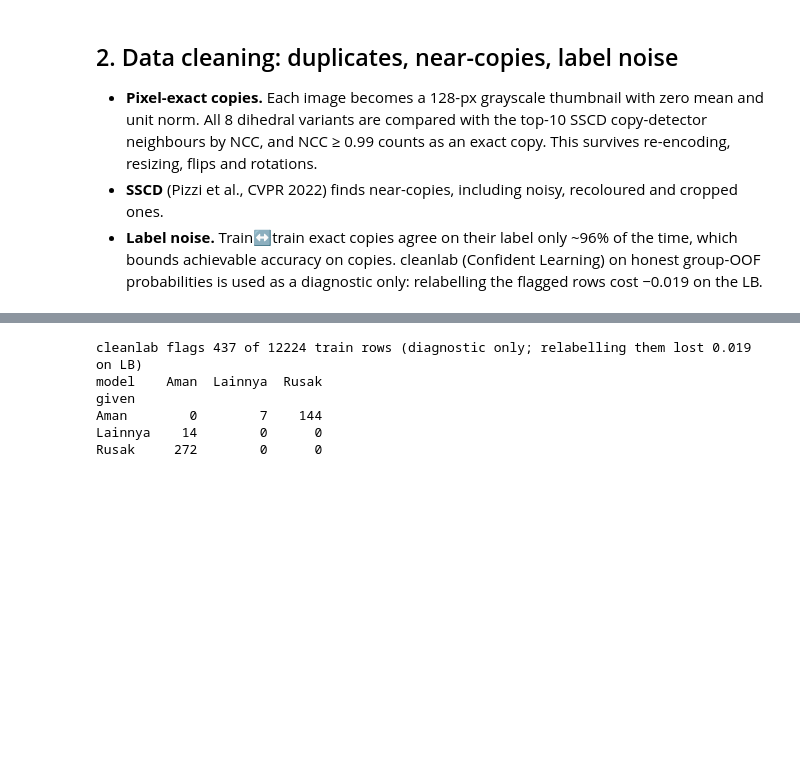
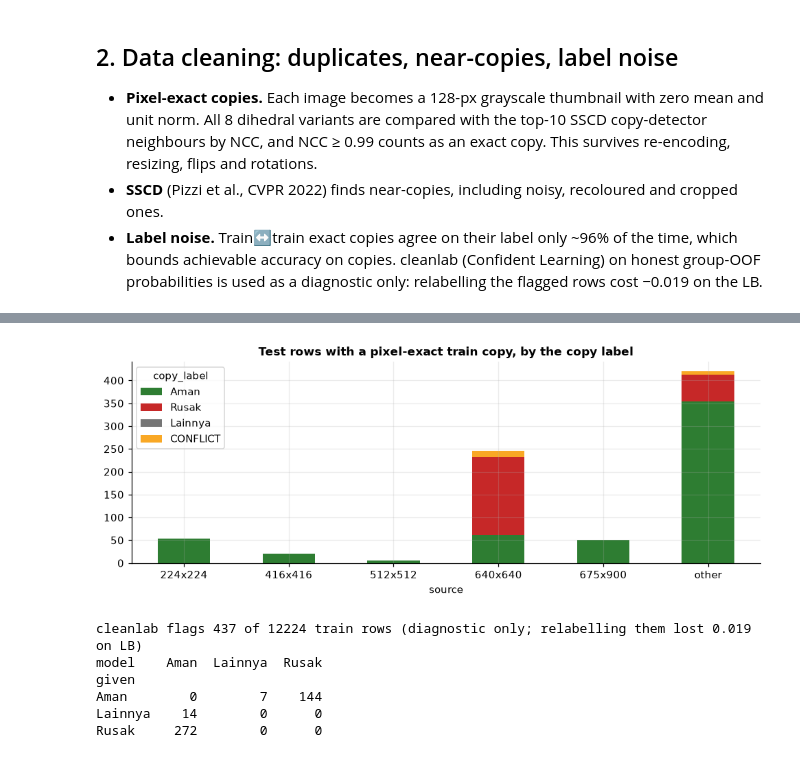
Before and after one commit to yauwes/datascape-jev-rlcd-pipeline, a Jupyter notebook: notebook/Datascape_Final_Pipeline.ipynb, the cells around one changed output, grey strips where cells are left out. Saved outputs shown, nothing was run; the diff lists cells and outputs as text; code cells hidden in the pictures; blank space fills up the shorter version.

```diff
--- a/notebook/Datascape_Final_Pipeline.ipynb
+++ b/notebook/Datascape_Final_Pipeline.ipynb
@@ -197,5 +242,7 @@ for r in te_idx:
     k = np.where(NCC[r] >= 0.99)[0]
     if len(k): labs = set(LAB[I_sscd[r, k]]); copy_lab[r] = labs.pop() if len(labs) == 1 else -2   # -2 = copies disagree
 cs = pd.DataFrame([(meta.source[r], C[v] if v >= 0 else 'CONFLICT') for r, v in copy_lab.items()], columns=['source', 'copy_label'])
-print('copy labels of test rows by source:'); show(pd.crosstab(cs.source, cs.copy_label))
+print('copy labels of test rows by source:'); ct = pd.crosstab(cs.source, cs.copy_label); show(ct)
+ax = ct.reindex(columns=[c for c in ['Aman', 'Rusak', 'Lainnya', 'CONFLICT'] if c in ct.columns]).plot.bar(stacked=True, figsize=(9, 3.6), rot=0, color=[COL.get(c, COL['amber']) for c in ['Aman', 'Rusak', 'Lainnya', 'CONFLICT'] if c in ct.columns])
+ax.set_title('Test rows with a pixel-exact train copy, by the copy label'); plt.tight_layout(); plt.show()
 # %% [output]
@@ -203,22 +250,23 @@ print('copy labels of test rows by source:'); show(pd.crosstab(cs.source, cs.cop
 train-train exact pairs 6439 | label agreement 0.9621
          size   mean
 source
 224x224    21  1.000
 416x416     8  1.000
 512x512   118  0.958
 640x640  4180  0.958
 675x900    40  1.000
 other    2072  0.970
 test rows with an exact train copy: 796 (26.0%)
 copy labels of test rows by source:
 copy_label  Aman  CONFLICT  Lainnya  Rusak
 source
 224x224       53         0        0      0
 416x416       21         0        0      0
 512x512        5         0        0      0
 640x640       61        13        1    171
 675x900       51         0        0      0
 other        354         7        0     59
+[figure, added]
 # %%
 from cleanlab.filter import find_label_issues
 y = LAB[TR]; fold = pd.read_csv(find('folds_group90.csv')).set_index('path').fold.loc[meta.path[TR]].values
```
Also changed, not shown: parts of 21 cells of this notebook, 12 other files.
